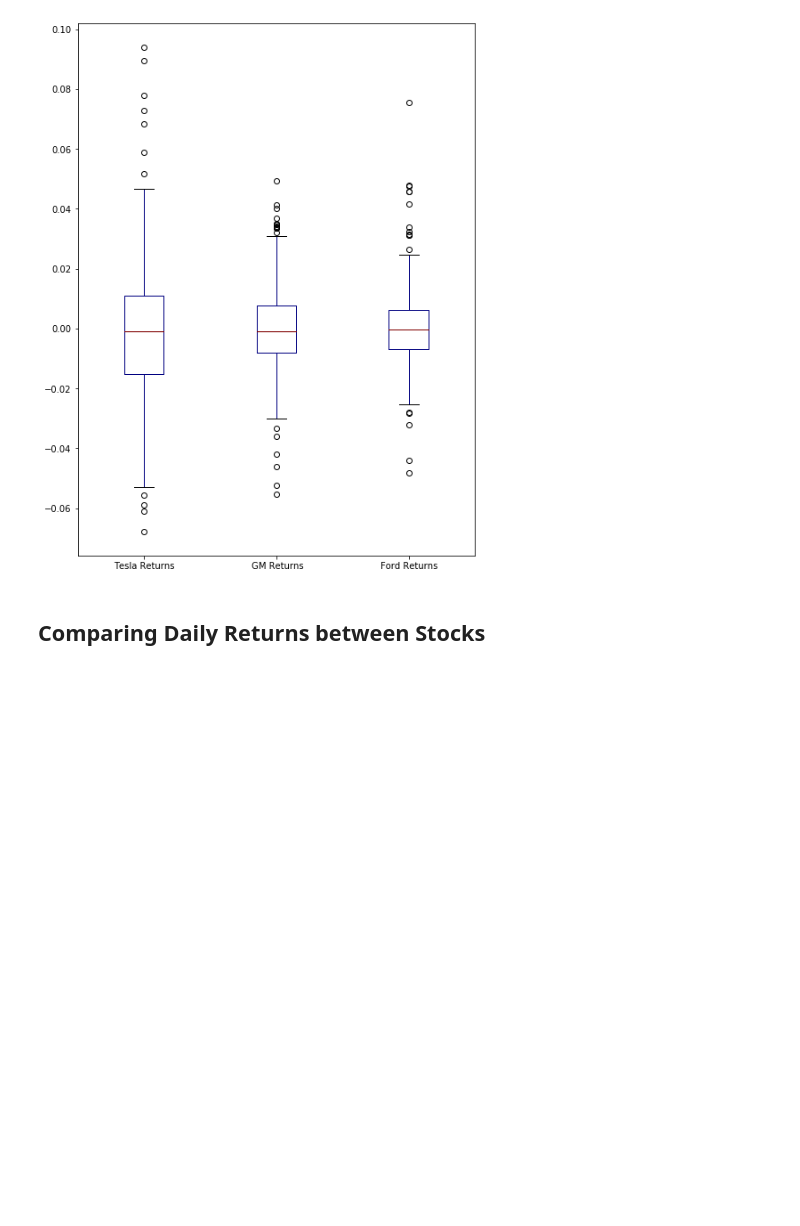
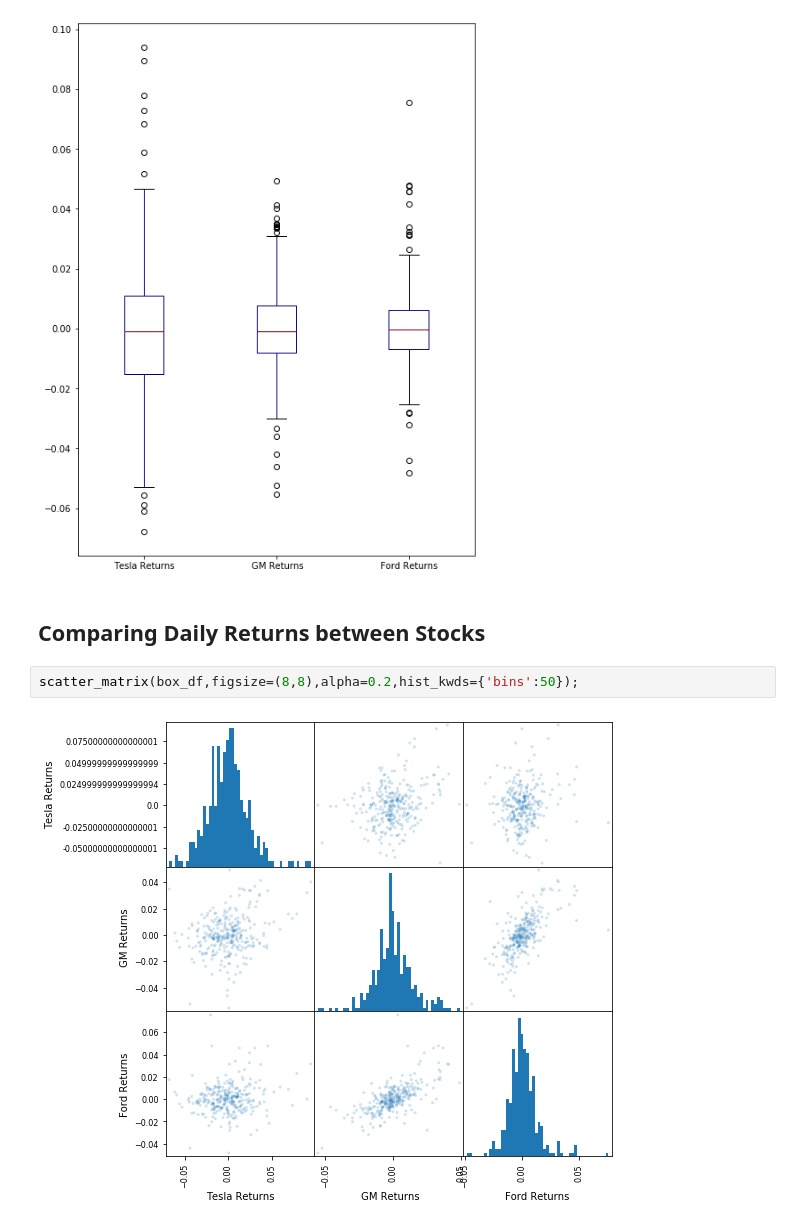
Before and after one commit to co-codin/Python-FinancialAnalysis, a Jupyter notebook: Theory/Basics.ipynb, the cells around one changed output. Cells and saved outputs as stored; diff of their text form; blank space fills up the shorter version.

```diff
--- a/Exercises/Tesla Stock.ipynb
+++ b/Theory/Basics.ipynb
@@ -276,3 +276,7 @@ box_df.plot(kind='box',figsize=(8,11),colormap='jet')
 [figure]
 # %% [markdown]
 ## Comparing Daily Returns between Stocks
+# %%
+scatter_matrix(box_df,figsize=(8,8),alpha=0.2,hist_kwds={'bins':50});
+# %% [output]
+[figure, added]
```
Also changed, not shown: parts of 8 cells of this notebook.
